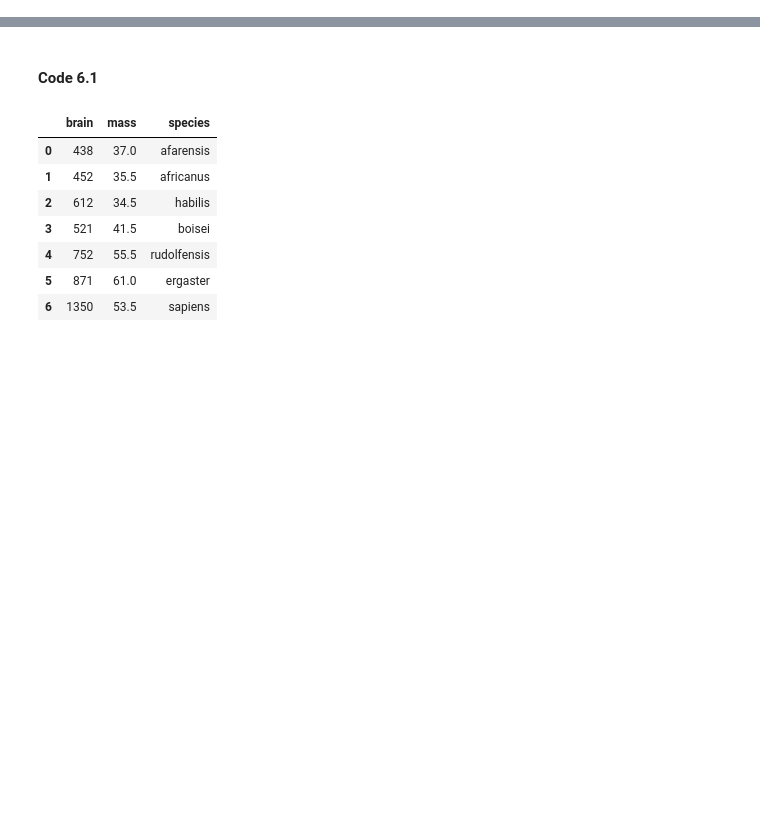
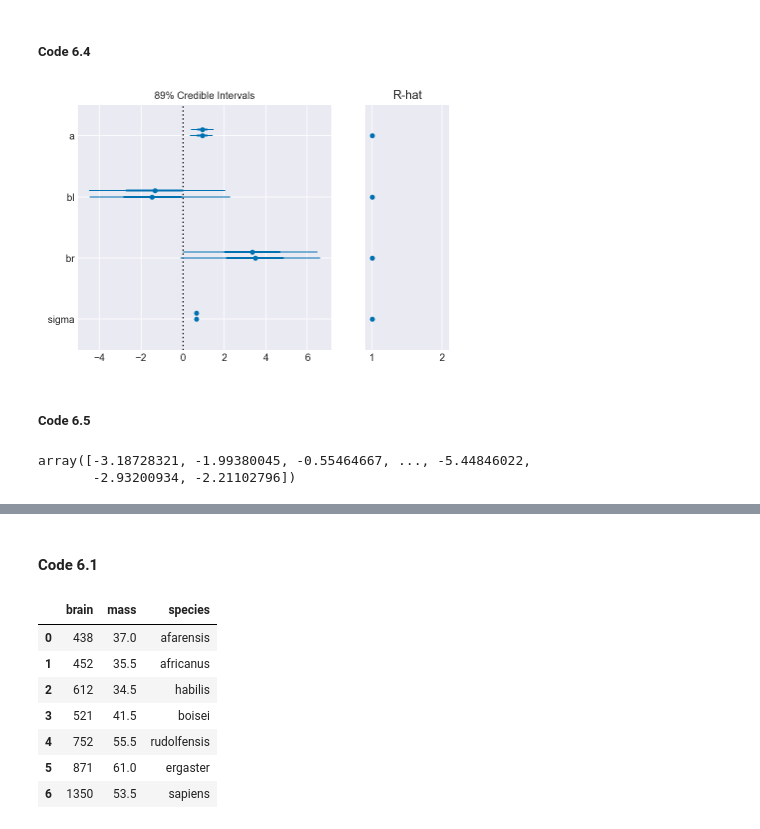
Before and after one commit to baheredia/resources, a Jupyter notebook: Rethinking/Chp_06.ipynb, the cells around one changed output, grey strips where cells are left out. Saved outputs shown, nothing was run; the diff lists cells and outputs as text; code cells hidden in the pictures; blank space fills up the shorter version.

```diff
--- a/Rethinking/Chp_06.ipynb
+++ b/Rethinking/Chp_06.ipynb
@@ -16,0 +43,8 @@ plt.style.use(['seaborn-colorblind', 'seaborn-darkgrid'])
+# %%
+n = 100 # number of individuals
+np.random.seed(909)
+height = stats.norm.rvs(loc=10, scale=2, size=n) # sim total height of each
+leg_prop = stats.uniform.rvs(loc=0.4, scale=0.1, size=n) # leg as proportion of height
+leg_left = leg_prop * height + stats.norm.rvs(loc=0, scale=0.02, size=n) # sim left leg as proportion + error
+leg_right = leg_prop * height + stats.norm.rvs(loc=0, scale=0.02, size=n) # sim right left as proportion + error
+d = pd.DataFrame(np.array([height, leg_left, leg_right]).T, columns=["height", "leg_left", "leg_right"])
@@ -16,0 +62,12 @@ plt.style.use(['seaborn-colorblind', 'seaborn-darkgrid'])
+# %%
+with pm.Model() as m6_1:
+    a = pm.Normal('a', mu=10, sd=100)
+    bl = pm.Normal('bl', mu=2, sd=10)
+    br = pm.Normal('br', mu=2, sd=10)
+    mu = pm.Deterministic('mu', a + bl * d['leg_left'] + br * d['leg_right'])
+    sigma = pm.Exponential('sigma', lam=1)
+    height = pm.Normal('height', mu=mu, sigma=sigma, observed=d['height'])
+
+    trace_6_1 = pm.sample(1000, tune=1000)
+
+pm.summary(trace_6_1, varnames=['a', 'bl', 'br', 'sigma'], alpha=0.11).round(2)
@@ -16,0 +84,13 @@ plt.style.use(['seaborn-colorblind', 'seaborn-darkgrid'])
+# %% [markdown]
+##### Code 6.4
+# %%
+pm.forestplot(trace_6_1, varnames=['a', 'bl', 'br', 'sigma'], alpha=0.11);
+# %% [output]
+[figure, added]
+# %% [markdown]
+##### Code 6.5
+# %%
+trace_6_1['bl']
+# %% [output]
+array([-3.18728321, -1.99380045, -0.55464667, ..., -5.44846022,
+       -2.93200934, -2.21102796])
```
Also changed, not shown: parts of 17 cells of this notebook.
